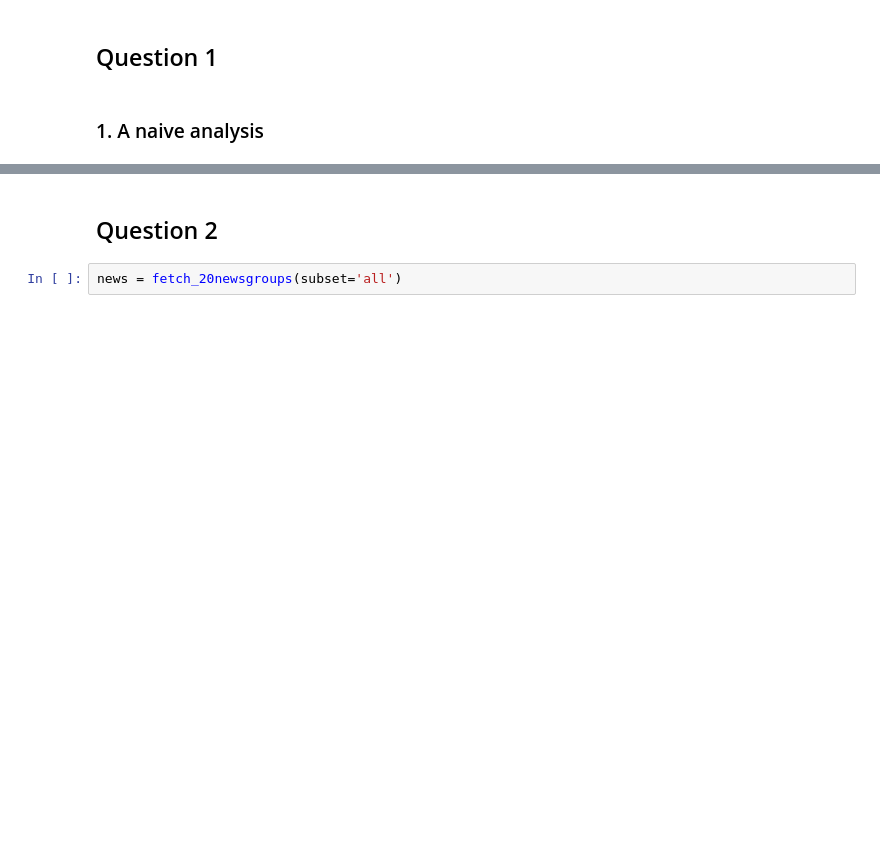
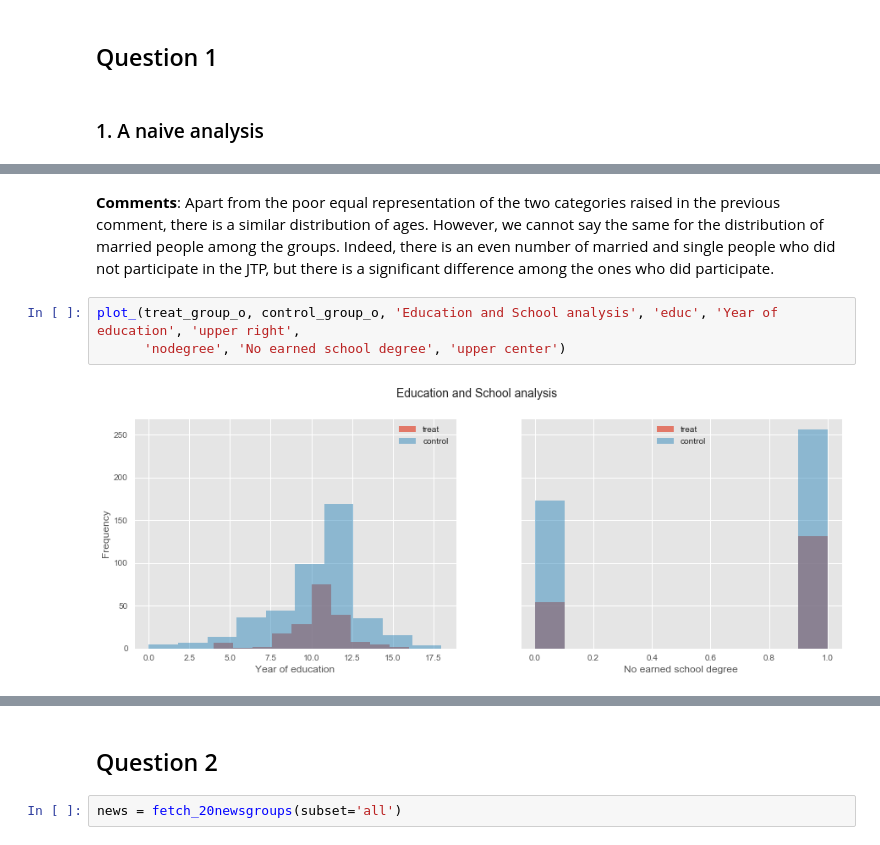
Before and after one commit to Timonzimm/CS-401, a Jupyter notebook: HW04/Homework4.ipynb, the cells around one changed output, grey strips where cells are left out. Drawn from its saved outputs; the diff is of its cells as text; blank space fills up the shorter version.

```diff
--- a/HW04/Homework4.ipynb
+++ b/HW04/Homework4.ipynb
@@ -183,0 +232,7 @@ plt.show()
+# %% [markdown]
+**Comments**: Apart from the poor equal representation of the two categories raised in the previous comment, there is a similar distribution of ages. However, we cannot say the same for the distribution of married people among the groups. Indeed, there is an even number of married and single people who did not participate in the JTP, but there is a significant difference among the ones who did participate.
+# %%
+plot_(treat_group_o, control_group_o, 'Education and School analysis', 'educ', 'Year of education', 'upper right',
+      'nodegree', 'No earned school degree', 'upper center')
+# %% [output]
+[figure, added]
```
Also changed, not shown: parts of 33 cells of this notebook.
